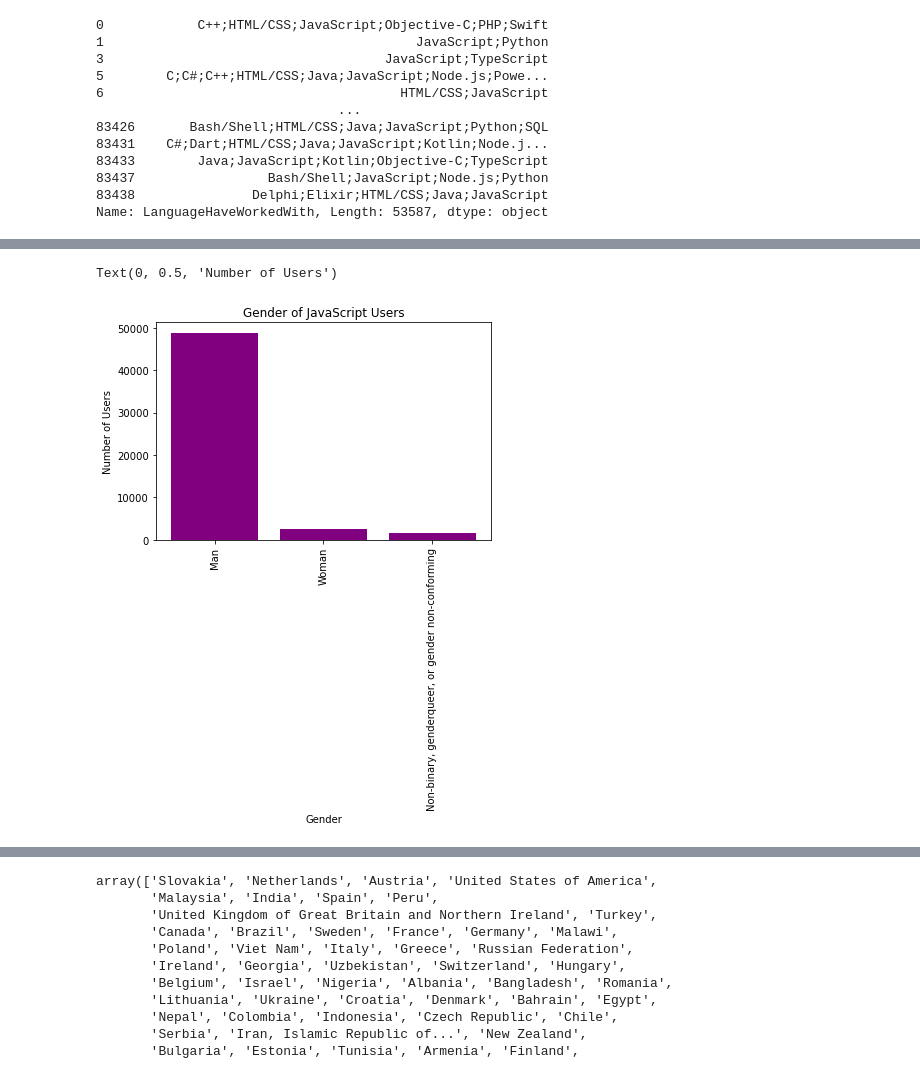
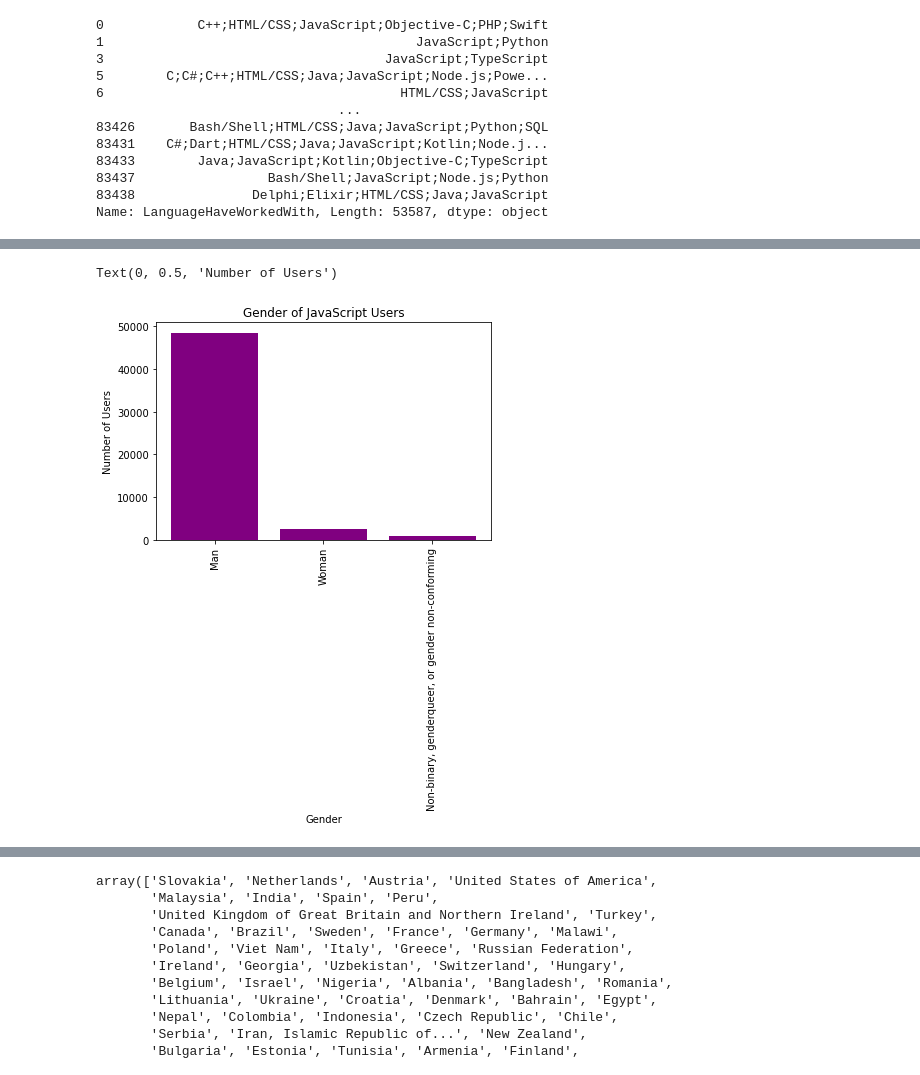
Before and after one commit to Stencoss/DataDrivenDevelopers, a Jupyter notebook: project_1.ipynb, the cells around one changed output, grey strips where cells are left out. Cells and saved outputs as stored; diff of their text form; code cells hidden in the pictures.

```diff
--- a/project_1.ipynb
+++ b/project_1.ipynb
@@ -201,12 +229,12 @@ Non-binary, genderqueer, or gender non-conforming     1545
 Name: Gender, dtype: int64
 # %%
-users = find_js_df['Gender'].value_counts()
+users = find_js_df['Gender'].value_counts().head(3)
 x_axis = ['Man', 'Woman', 'Non-binary, genderqueer, or gender non-conforming']
 plt.bar(x_axis, users, color='purple')
 plt.xticks(rotation=90)
 plt.title("Gender of JavaScript Users")
 plt.xlabel("Gender")
 plt.ylabel("Number of Users")
 # %% [output]
 Text(0, 0.5, 'Number of Users')
-[figure, old version]
+[figure, new version]
```
Also changed, not shown: parts of 10 cells of this notebook, 11 other files.
